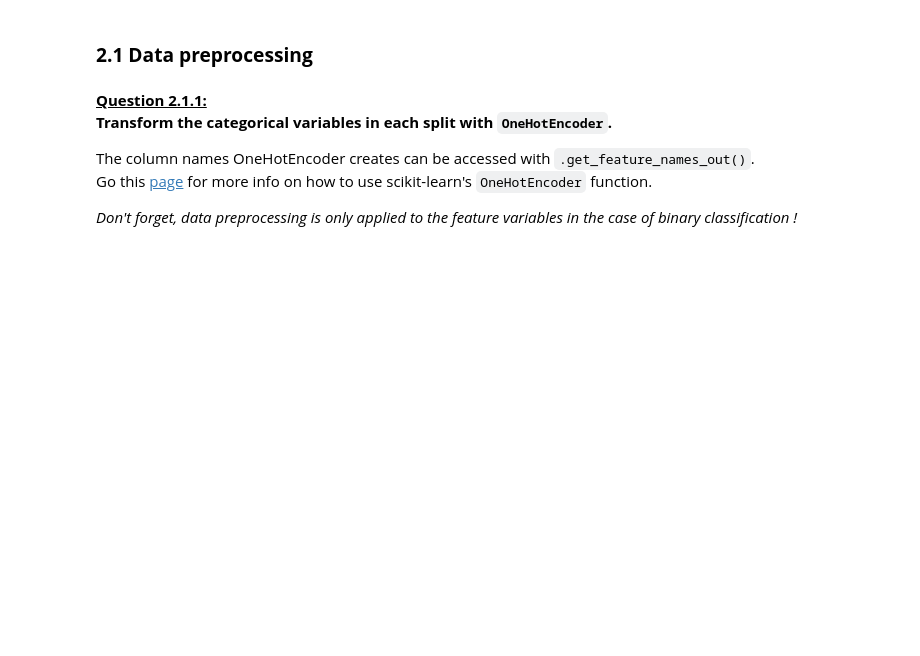
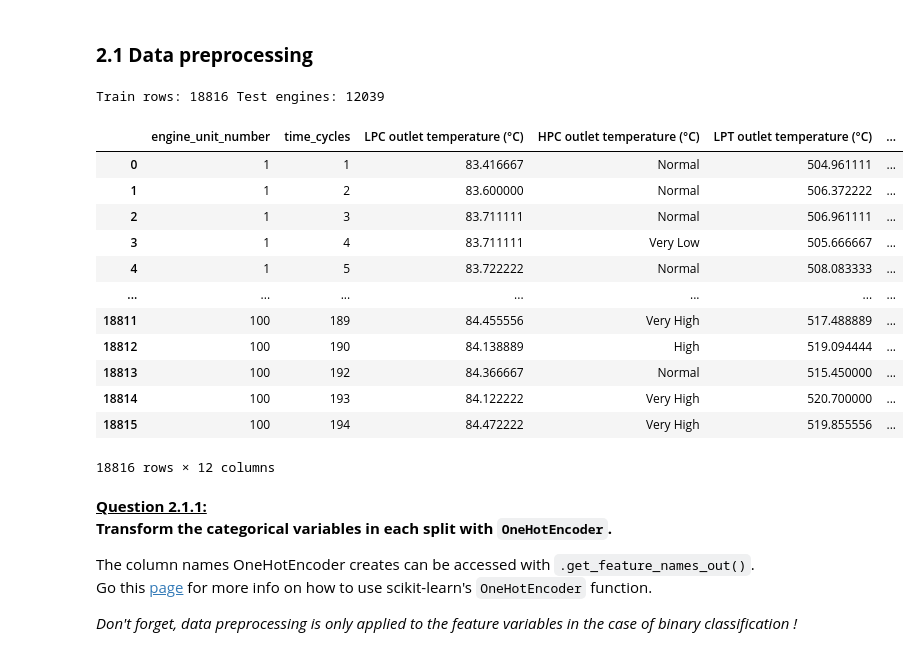
Before and after one commit to KpihX/rocket-durability-ai, a Jupyter notebook: ML_DL_NASA_2025.ipynb, the cells around one changed output. Cells and saved outputs as stored; diff of their text form; code cells hidden in the pictures; blank space fills up the shorter version.

```diff
--- a/ML_DL_NASA_2025.ipynb
+++ b/ML_DL_NASA_2025.ipynb
@@ -131,29 +159,46 @@ test_df=replace_with_gaussian_bins(test_df,["HPC outlet temperature (°C)"])
 # %%
 
 
 features = ['engine_unit_number',
   'time_cycles',
   'LPC outlet temperature (°C)',
   "HPC outlet temperature (°C)",
   "LPT outlet temperature (°C)",
   "HPC outlet pressure (bar)",
   "Physical core speed (rpm)",
   "Fuel flow / Ps30 (kg/s/bar)",
   "Corrected fan speed (rpm)",
   "Bypass ratio (dimensionless)",
   "Bleed enthalpy (kJ/kg)",
   "HPT coolant bleed flow (kg/s)"]
 
 
 
 X_train = train_df[features].copy()
 y_train = train_df["RUL_class"].copy()
 
 X_test = test_df[features].copy()
 y_test = test_df["RUL_class"].copy()
 
 
 print("Train rows:", X_train.shape[0], "Test engines:", X_test.shape[0])
+
+X_train
+# %% [output]
+Train rows: 18816 Test engines: 12039
+|  | engine_unit_number | time_cycles | LPC outlet temperature (°C) | HPC outlet temperature (°C) | LPT outlet temperature (°C) | ... |
+| 0 | 1 | 1 | 83.416667 | Normal | 504.961111 | ... |
+| 1 | 1 | 2 | 83.600000 | Normal | 506.372222 | ... |
+| 2 | 1 | 3 | 83.711111 | Normal | 506.961111 | ... |
+| 3 | 1 | 4 | 83.711111 | Very Low | 505.666667 | ... |
+| 4 | 1 | 5 | 83.722222 | Normal | 508.083333 | ... |
+| ... | ... | ... | ... | ... | ... | ... |
+| 18811 | 100 | 189 | 84.455556 | Very High | 517.488889 | ... |
+| 18812 | 100 | 190 | 84.138889 | High | 519.094444 | ... |
+| 18813 | 100 | 192 | 84.366667 | Normal | 515.450000 | ... |
+| 18814 | 100 | 193 | 84.122222 | Very High | 520.700000 | ... |
+| 18815 | 100 | 194 | 84.472222 | Very High | 519.855556 | ... |
+18816 rows × 12 columns
 # %% [markdown]
 **<u>Question 2.1.1:</u>** <br>**Transform the categorical variables in each split with `OneHotEncoder`.** <br>
 
```
Also changed, not shown: parts of 4 cells of this notebook.
